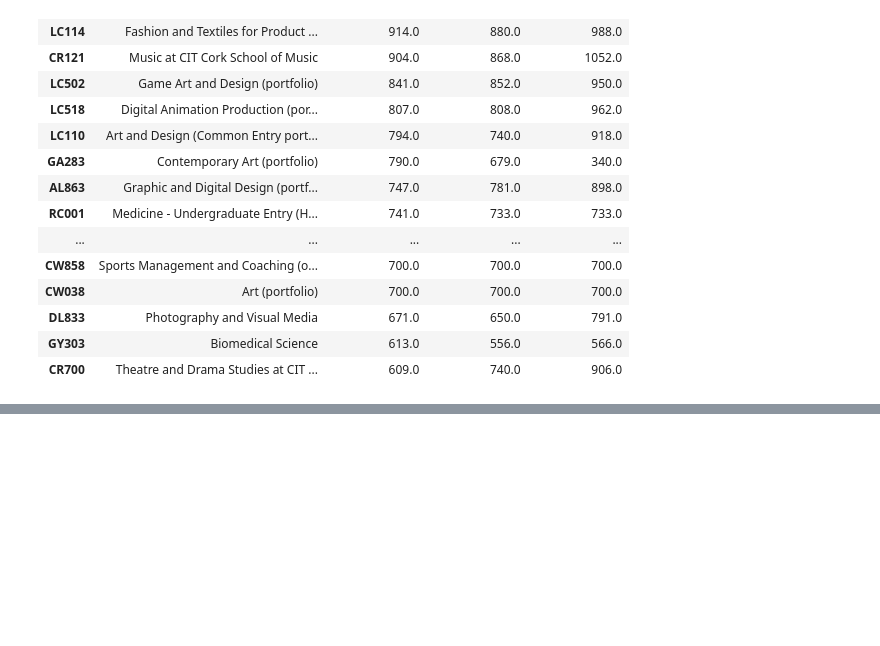
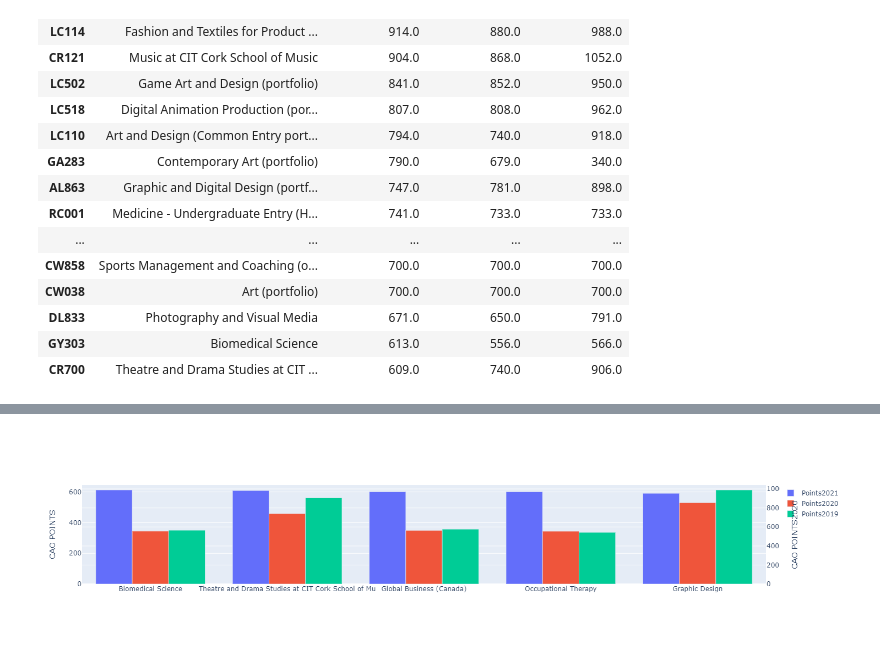
Before and after one commit to katel85/FundamentalsDA, a Jupyter notebook: Practicejoining.ipynb, the cells around one changed output, grey strips where cells are left out. Saved outputs shown, nothing was run; the diff lists cells and outputs as text; code cells hidden in the pictures; blank space fills up the shorter version.

```diff
--- a/Practicejoining.ipynb
+++ b/Practicejoining.ipynb
@@ -1354,3 +1366,7 @@ ac3.dropna().nlargest(19, ['points_r1_2021'], keep='last')
 | DL833 | Photography and Visual Media | 671.0 | 650.0 | 791.0 |
 | GY303 | Biomedical Science | 613.0 | 556.0 | 566.0 |
 | CR700 | Theatre and Drama Studies at CIT ... | 609.0 | 740.0 | 906.0 |
+# %%
+ac3top= ac3.dropna().loc[(ac3['points_r1_2021'] >= 50) & (ac3['points_r1_2021'] < 630)]
+# %%
+ac3top21=ac3top.sort_values(by='points_r1_2021', ascending=False).head(5)
@@ -1356,0 +1383,19 @@ ac3.dropna().nlargest(19, ['points_r1_2021'], keep='last')
+# %%
+#ref https://www.weirdgeek.com/2020/05/plot-multiple-bar-graph-using-pythons-plotly-library/
+fig = go.Figure(
+    data=[
+        go.Bar(name='Points2021', x=ac3top21["title"], y=ac3top21["points_r1_2021"], yaxis='y', offsetgroup=1),
+        go.Bar(name='Points2020', x=ac3top21["title"], y=ac3top21["points_r1_2020"], yaxis='y2', offsetgroup=2),
+        go.Bar(name='Points2019', x=ac3top21["title"], y=ac3top21["points_r1_2019"], yaxis='y2', offsetgroup=3)
+    ],
+    layout={
+        'yaxis': {'title': 'CAO POINTS '},
+        'yaxis2': {'title': 'CAO POINTS2020', 'overlaying': 'y', 'side': 'right'}
+    , 'yaxis3':{'title': '','overlaying': 'y','side': 'right'}}
+)
+
+# Change the bar mode
+fig.update_layout(barmode='group')
+fig.show()
+# %% [output]
+[figure, added]
```
Also changed, not shown: parts of 27 cells of this notebook, 8 other files.
